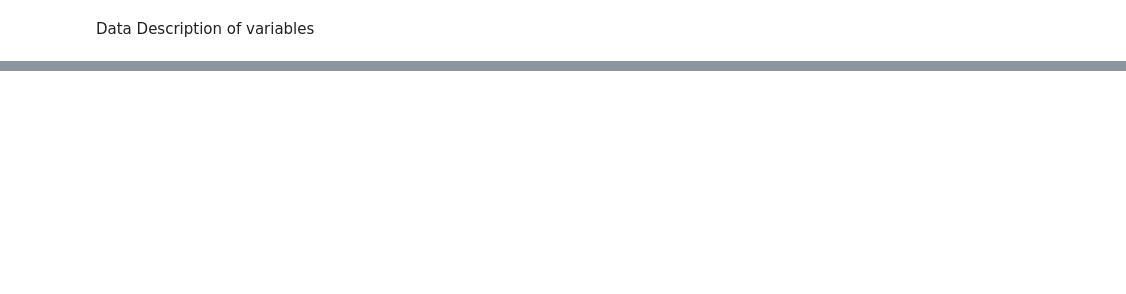
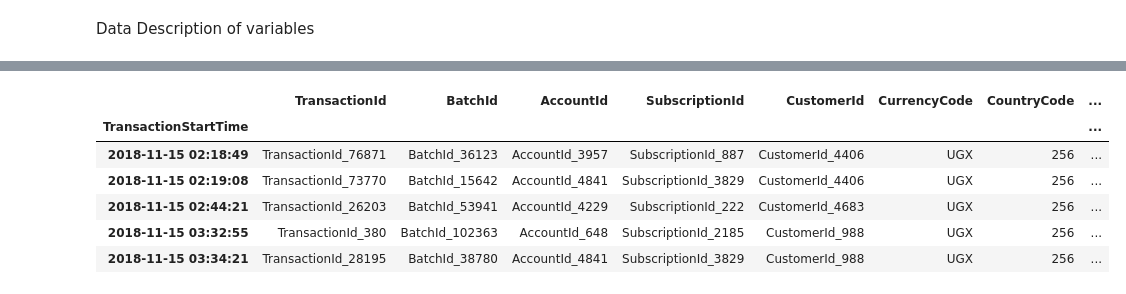
Before and after one commit to risenW/datasist, a Jupyter notebook: visualz/visualz/xente challenge.ipynb, the cells around one changed output, grey strips where cells are left out. Drawn from its saved outputs; the diff is of its cells as text; code cells hidden in the pictures; blank space fills up the shorter version.

```diff
--- a/visualz/visualz/xente challenge.ipynb
+++ b/visualz/visualz/xente challenge.ipynb
@@ -72,0 +38,13 @@ sns.p(train_data)
+# %%
+train_data['Year'] = train_data.index.year
+train_data['Month'] = train_data.index.month
+train_data['Weekday Name'] = train_data.index.weekday_name
+train_data.head()
+# %% [output]
+|  | TransactionId | BatchId | AccountId | SubscriptionId | CustomerId | CurrencyCode | CountryCode | ... |
+| TransactionStartTime |  |  |  |  |  |  |  | ... |
+| 2018-11-15 02:18:49 | TransactionId_76871 | BatchId_36123 | AccountId_3957 | SubscriptionId_887 | CustomerId_4406 | UGX | 256 | ... |
+| 2018-11-15 02:19:08 | TransactionId_73770 | BatchId_15642 | AccountId_4841 | SubscriptionId_3829 | CustomerId_4406 | UGX | 256 | ... |
+| 2018-11-15 02:44:21 | TransactionId_26203 | BatchId_53941 | AccountId_4229 | SubscriptionId_222 | CustomerId_4683 | UGX | 256 | ... |
+| 2018-11-15 03:32:55 | TransactionId_380 | BatchId_102363 | AccountId_648 | SubscriptionId_2185 | CustomerId_988 | UGX | 256 | ... |
+| 2018-11-15 03:34:21 | TransactionId_28195 | BatchId_38780 | AccountId_4841 | SubscriptionId_3829 | CustomerId_988 | UGX | 256 | ... |
```
Also changed, not shown: parts of 10 cells of this notebook, 1 other file.
